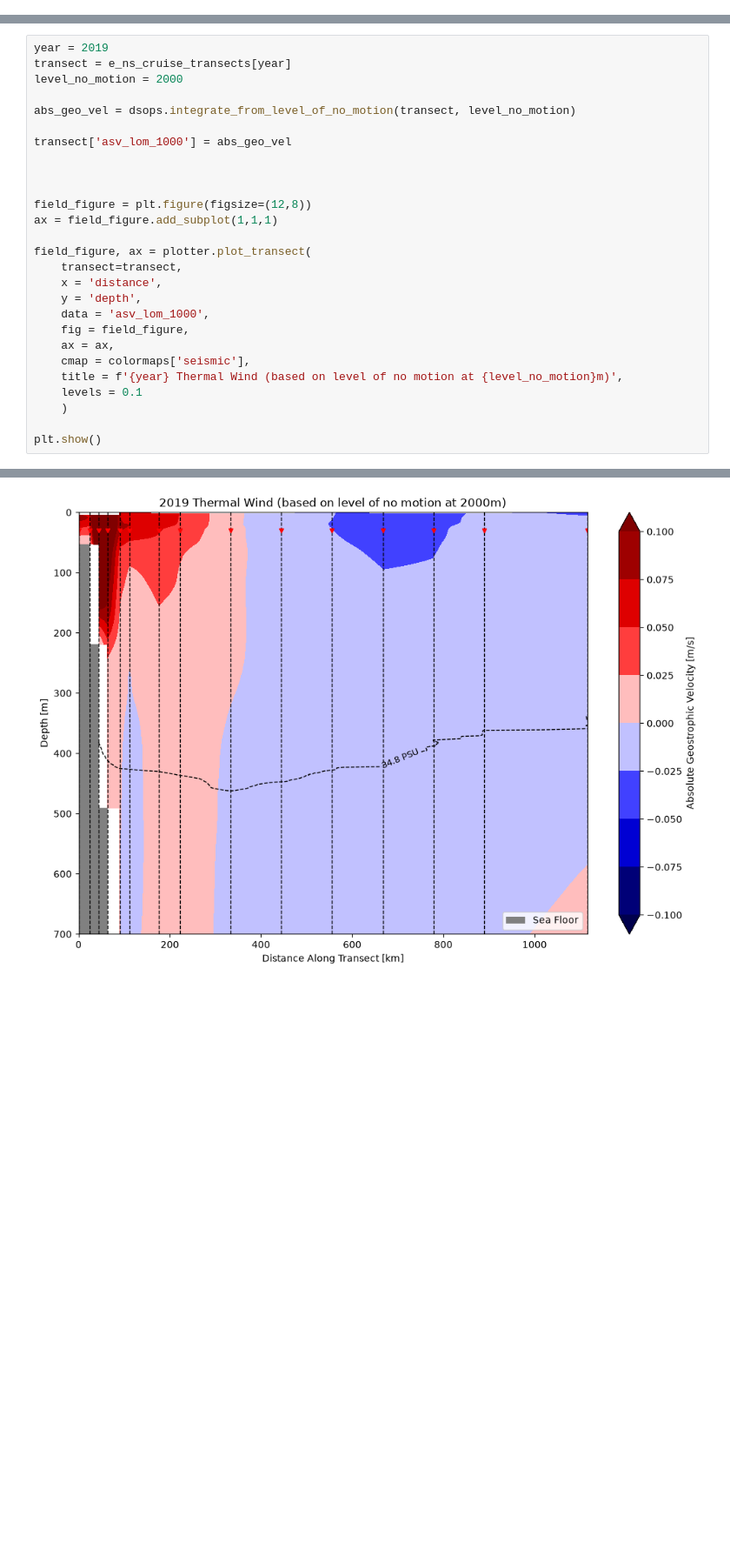
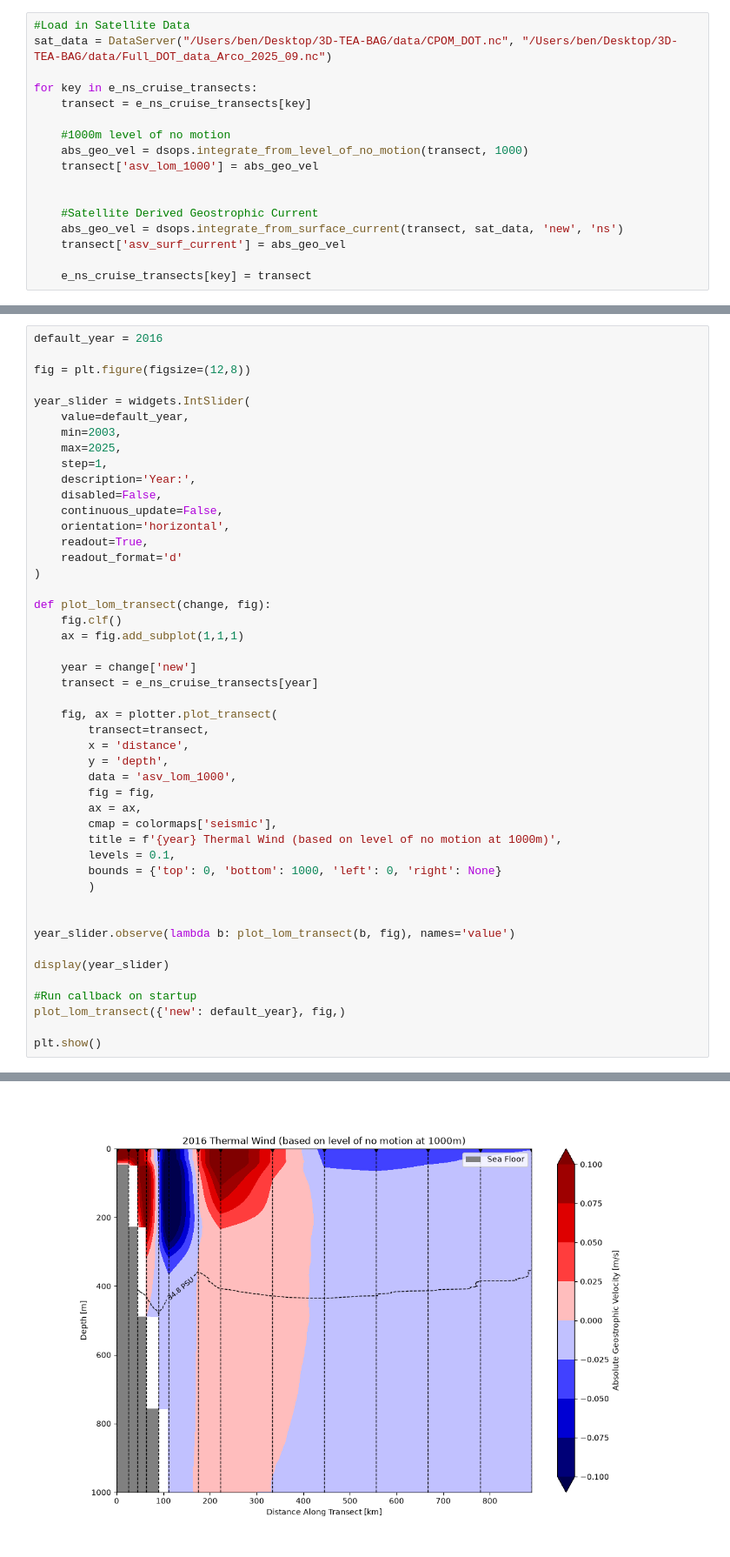
Before and after one commit to ben-sprague/3D-TEA-BAG, a Jupyter notebook: geo_vel.ipynb, the cells around one changed output, grey strips where cells are left out. Shown at 87% size. Saved outputs shown, nothing was run; the diff lists cells and outputs as text; blank space fills up the shorter version.

Commit message:
Add more interactive section plotting

```diff
--- a/geo_vel.ipynb
+++ b/geo_vel.ipynb
@@ -77,4 +81,21 @@ for key in e_ns_cruise_transects:
 $\vec{V_g} = \int_{z_0}^{z} \frac{\partial \vec{V_g}}{\partial z} \,dz + \vec{V}_{g, z_0}$
 1. Calculate based on a level of no motion of 1000m
 2. Calculate based on satelite derived surface geostrophic current
+# %%
+#Load in Satellite Data
+sat_data = DataServer("/Users/ben/Desktop/3D-TEA-BAG/data/CPOM_DOT.nc", "/Users/ben/Desktop/3D-TEA-BAG/data/Full_DOT_data_Arco_2025_09.nc")
+
+for key in e_ns_cruise_transects:
+    transect = e_ns_cruise_transects[key]
+
+    #1000m level of no motion
+    abs_geo_vel = dsops.integrate_from_level_of_no_motion(transect, 1000)
+    transect['asv_lom_1000'] = abs_geo_vel
+
+
+    #Satellite Derived Geostrophic Current
+    abs_geo_vel = dsops.integrate_from_surface_current(transect, sat_data, 'new', 'ns')
+    transect['asv_surf_current'] = abs_geo_vel
+
+    e_ns_cruise_transects[key] = transect
 # %% [markdown]
@@ -82,28 +103,48 @@ $\vec{V_g} = \int_{z_0}^{z} \frac{\partial \vec{V_g}}{\partial z} \,dz + \vec{V}
 # %%
-year = 2019
-transect = e_ns_cruise_transects[year]
-level_no_motion = 2000
+default_year = 2016
 
-abs_geo_vel = dsops.integrate_from_level_of_no_motion(transect, level_no_motion)
+fig = plt.figure(figsize=(12,8))
 
-transect['asv_lom_1000'] = abs_geo_vel
+year_slider = widgets.IntSlider(
+    value=default_year,
+    min=2003,
+    max=2025,
+    step=1,
+    description='Year:',
+    disabled=False,
+    continuous_update=False,
+    orientation='horizontal',
+    readout=True,
+    readout_format='d'
+)
+
+def plot_lom_transect(change, fig):
+    fig.clf()
+    ax = fig.add_subplot(1,1,1)
+
+    year = change['new']
+    transect = e_ns_cruise_transects[year]
+
+    fig, ax = plotter.plot_transect(
+        transect=transect,
+        x = 'distance',
+        y = 'depth',
+        data = 'asv_lom_1000',
+        fig = fig,
+        ax = ax,
+        cmap = colormaps['seismic'],
+        title = f'{year} Thermal Wind (based on level of no motion at 1000m)',
+        levels = 0.1,
+        bounds = {'top': 0, 'bottom': 1000, 'left': 0, 'right': None}
+        )
 
 
+year_slider.observe(lambda b: plot_lom_transect(b, fig), names='value')
 
-field_figure = plt.figure(figsize=(12,8))
-ax = field_figure.add_subplot(1,1,1)
+display(year_slider)
 
-field_figure, ax = plotter.plot_transect(
-    transect=transect,
-    x = 'distance',
-    y = 'depth',
-    data = 'asv_lom_1000',
-    fig = field_figure,
-    ax = ax,
-    cmap = colormaps['seismic'],
-    title = f'{year} Thermal Wind (based on level of no motion at {level_no_motion}m)',
-    levels = 0.1
-    )
+#Run callback on startup
+plot_lom_transect({'new': default_year}, fig,)
 
 plt.show()
 # %% [output]
@@ -110 +152 @@ plt.show()
-[figure, old version]
+[figure, new version]
```
Also changed, not shown: parts of 14 cells of this notebook.
